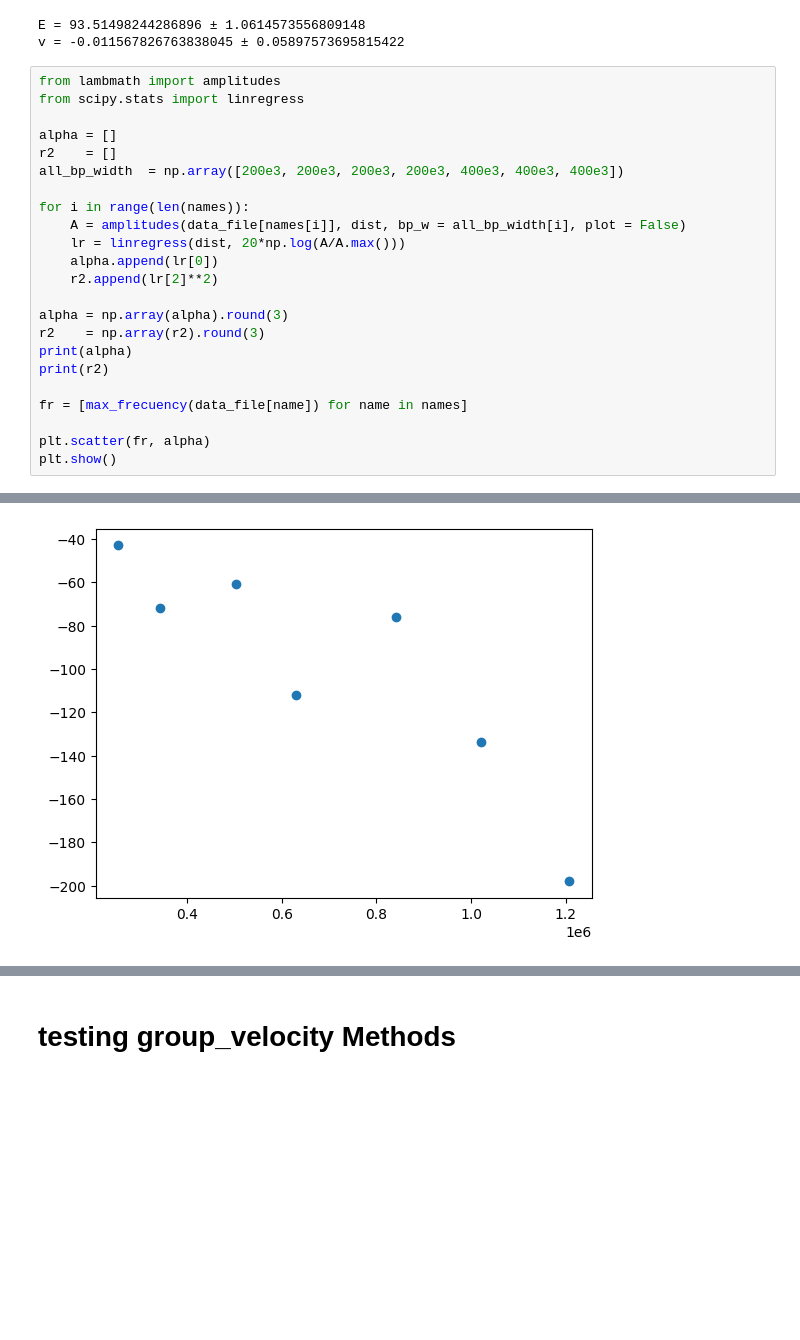
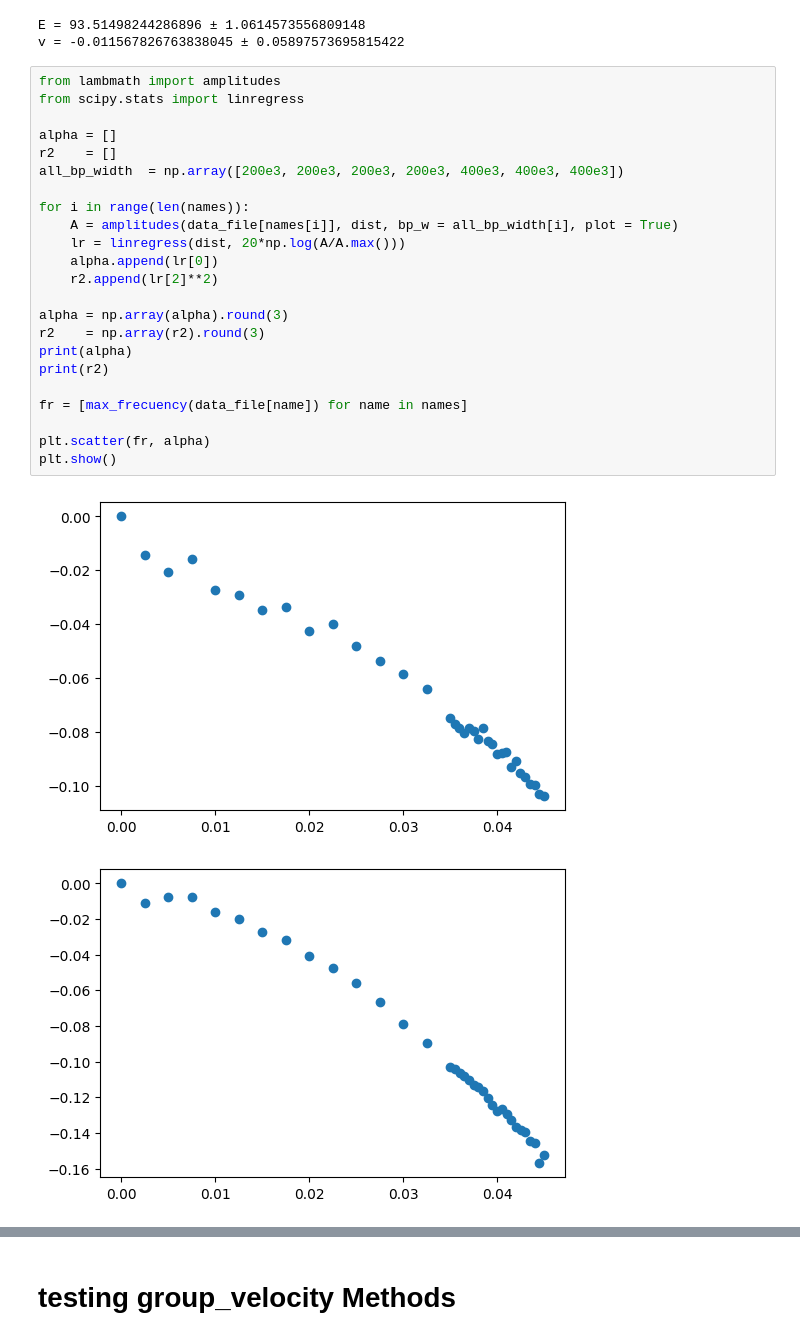
Before and after one commit to eriknbd/Lamb_wave_analisis, a Jupyter notebook: LambAnalisis.ipynb, the cells around one changed output, grey strips where cells are left out. Cells and saved outputs as stored; diff of their text form; blank space fills up the shorter version.

```diff
--- a/LambAnalisis.ipynb
+++ b/LambAnalisis.ipynb
@@ -1136,24 +1138,26 @@ v = -0.011567826763838045 ± 0.05897573695815422
 # %%
 from lambmath import amplitudes
 from scipy.stats import linregress
 
 alpha = []
 r2    = []
 all_bp_width  = np.array([200e3, 200e3, 200e3, 200e3, 400e3, 400e3, 400e3])
 
 for i in range(len(names)):
-    A = amplitudes(data_file[names[i]], dist, bp_w = all_bp_width[i], plot = False)
+    A = amplitudes(data_file[names[i]], dist, bp_w = all_bp_width[i], plot = True)
     lr = linregress(dist, 20*np.log(A/A.max()))
     alpha.append(lr[0])
     r2.append(lr[2]**2)
 
 alpha = np.array(alpha).round(3)
 r2    = np.array(r2).round(3)
 print(alpha)
 print(r2)
 
 fr = [max_frecuency(data_file[name]) for name in names]
 
 plt.scatter(fr, alpha)
 plt.show()
 # %% [output]
+[figure, new version]
+[figure, added]
@@ -1160,3 +1169,2 @@ plt.show()
 [ -42.889  -71.802  -60.964 -112.15   -75.842 -133.711 -197.913]
 [0.978 0.969 0.927 0.989 0.932 0.987 0.978]
-[figure, old version]
```
Also changed, not shown: parts of 5 cells of this notebook, 2 other files.
